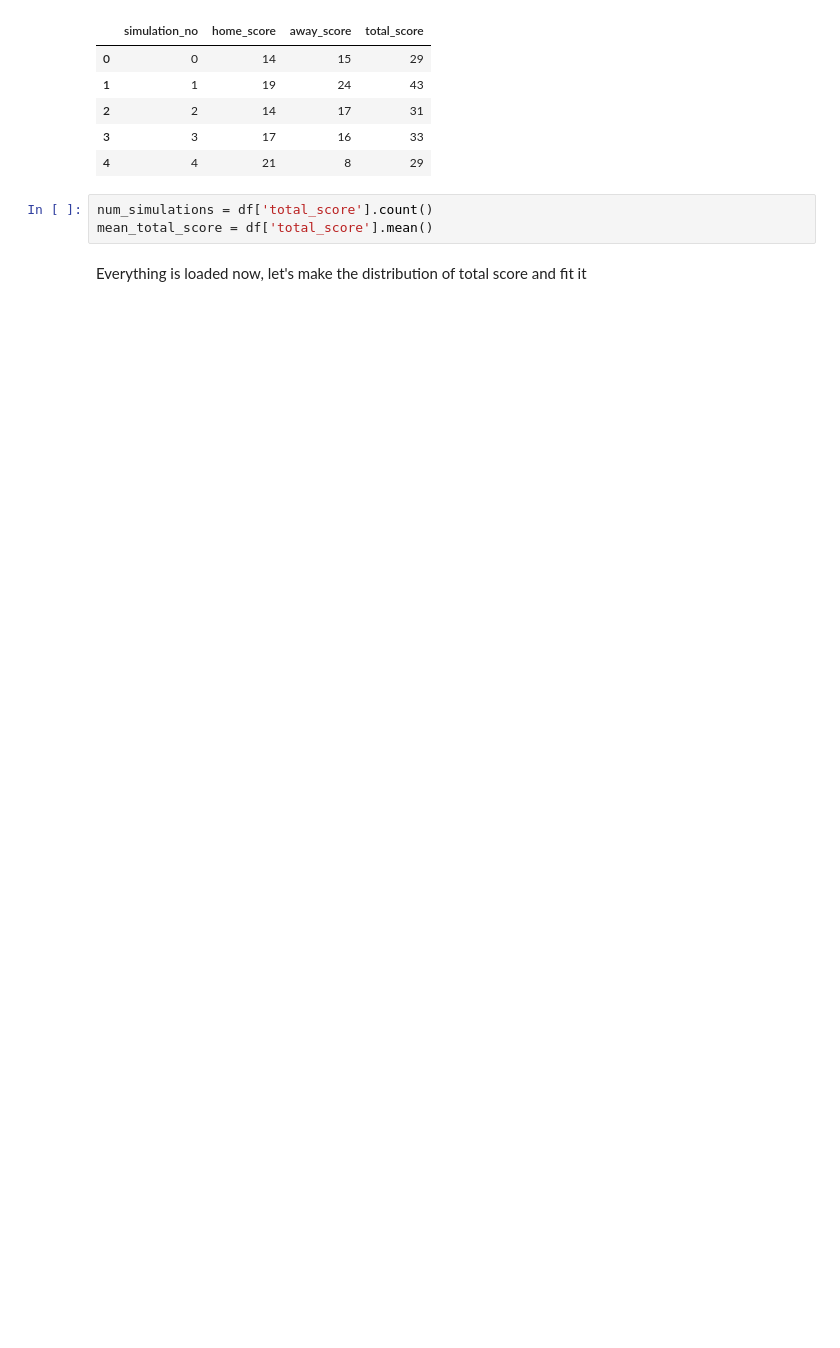
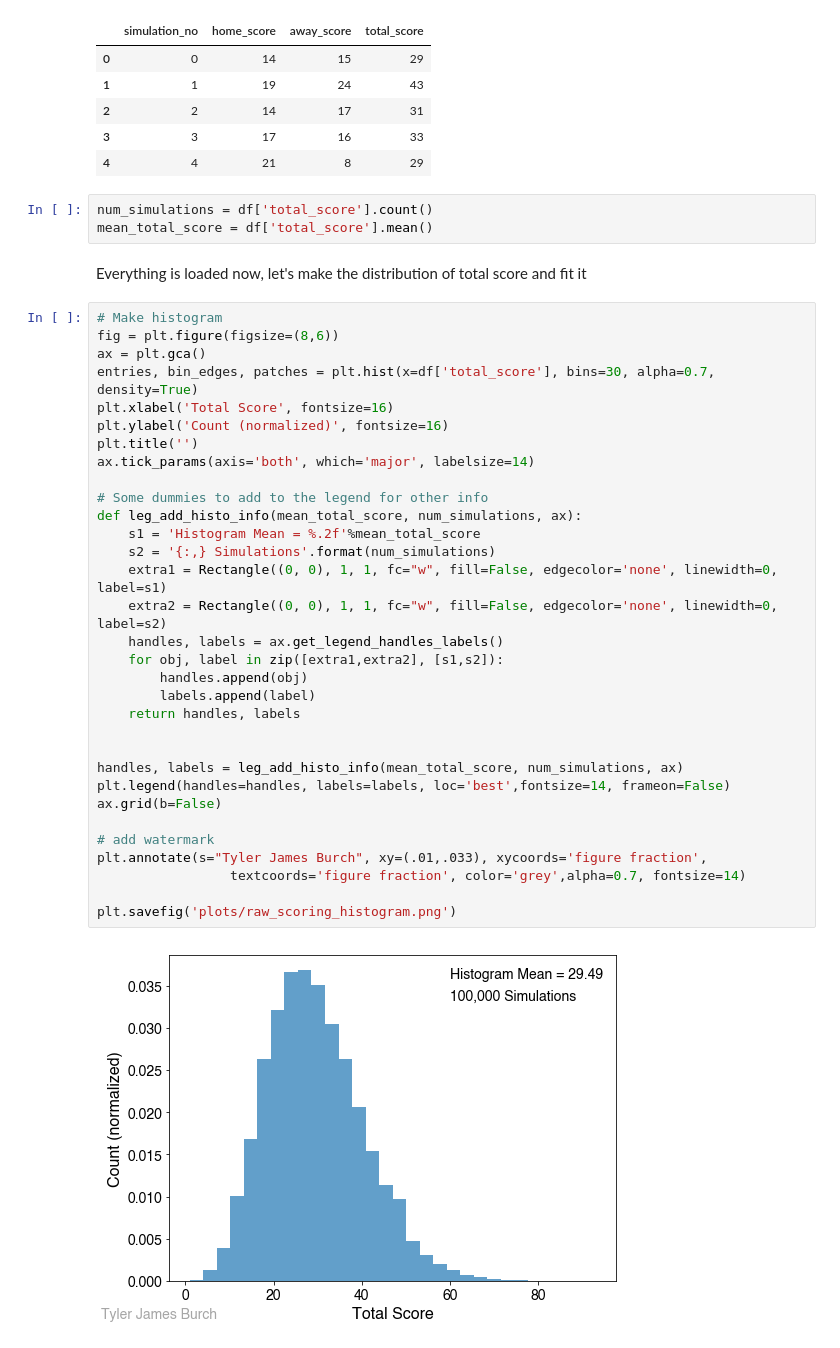
Before and after one commit to tjburch/puzzles, a Jupyter notebook: puzzler538_2019_Mar22/score_analysis.ipynb, the cells around one changed output. Drawn from its saved outputs; the diff is of its cells as text; blank space fills up the shorter version.

Commit message:
Add extra plots (raw histogram, only solution fit)

```diff
--- a/puzzler538_2019_Mar22/score_analysis.ipynb
+++ b/puzzler538_2019_Mar22/score_analysis.ipynb
@@ -22,4 +22,38 @@ num_simulations = df['total_score'].count()
 mean_total_score = df['total_score'].mean()
 # %% [markdown]
 Everything is loaded now, let's make the distribution of total score and fit it
+# %%
+# Make histogram
+fig = plt.figure(figsize=(8,6))
+ax = plt.gca()
+entries, bin_edges, patches = plt.hist(x=df['total_score'], bins=30, alpha=0.7, density=True)
+plt.xlabel('Total Score', fontsize=16)
+plt.ylabel('Count (normalized)', fontsize=16)
+plt.title('')
+ax.tick_params(axis='both', which='major', labelsize=14)
+
+# Some dummies to add to the legend for other info
+def leg_add_histo_info(mean_total_score, num_simulations, ax):
+    s1 = 'Histogram Mean = %.2f'%mean_total_score
+    s2 = '{:,} Simulations'.format(num_simulations)
+    extra1 = Rectangle((0, 0), 1, 1, fc="w", fill=False, edgecolor='none', linewidth=0, label=s1)
+    extra2 = Rectangle((0, 0), 1, 1, fc="w", fill=False, edgecolor='none', linewidth=0, label=s2)
+    handles, labels = ax.get_legend_handles_labels()
+    for obj, label in zip([extra1,extra2], [s1,s2]):
+        handles.append(obj)
+        labels.append(label)
+    return handles, labels
+
+
+handles, labels = leg_add_histo_info(mean_total_score, num_simulations, ax)
+plt.legend(handles=handles, labels=labels, loc='best',fontsize=14, frameon=False)
+ax.grid(b=False)
+
+# add watermark
+plt.annotate(s="Tyler James Burch", xy=(.01,.033), xycoords='figure fraction',
+                 textcoords='figure fraction', color='grey',alpha=0.7, fontsize=14)
+
+plt.savefig('plots/raw_scoring_histogram.png')
+# %% [output]
+[figure, added]
 # %%
```
Also changed, not shown: parts of 3 cells of this notebook, 4 other files.
